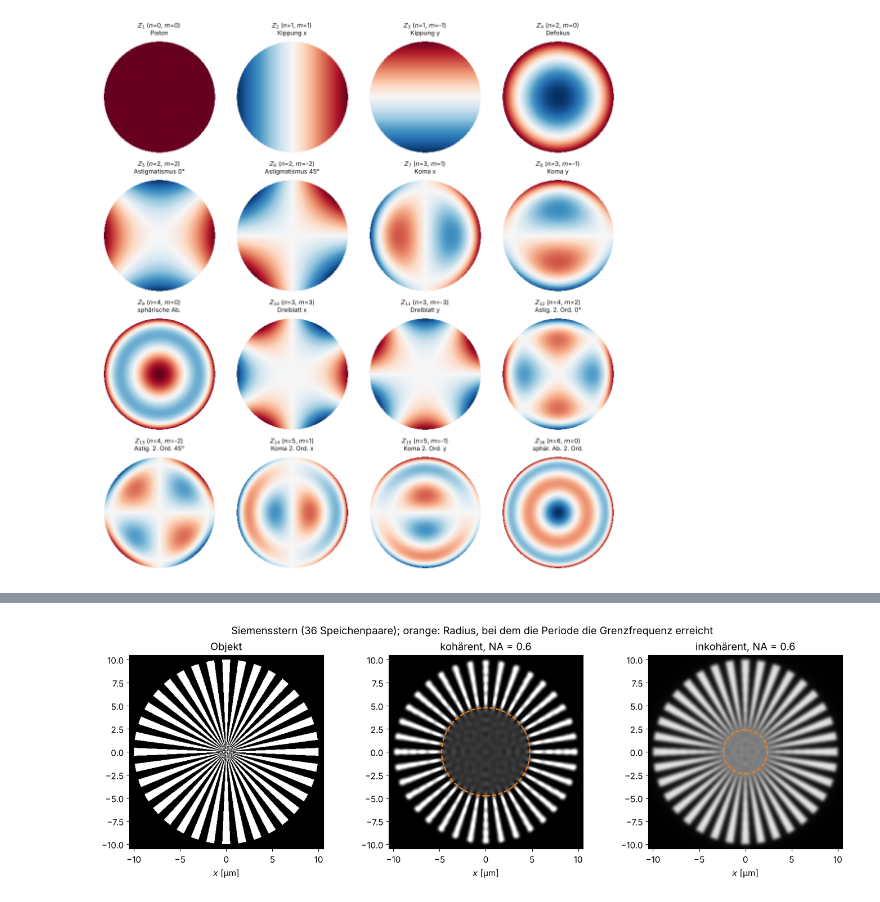
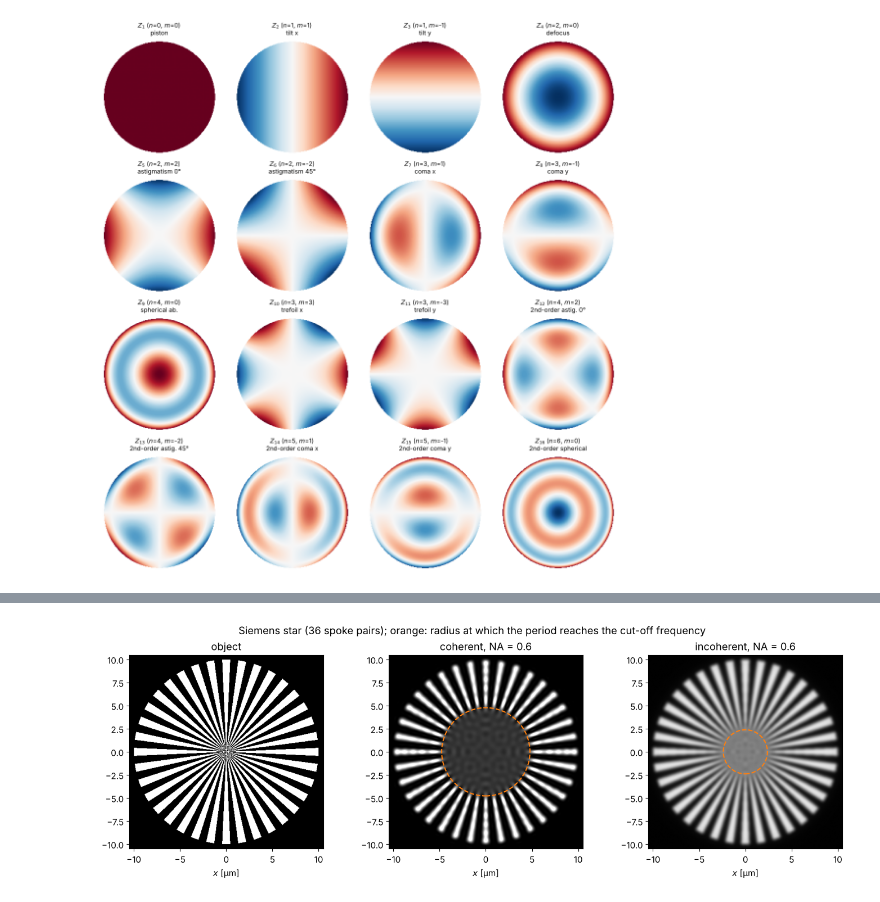
Before and after one commit to aeberspaecher/pyoptics, a Jupyter notebook: notebooks/05_imaging_zernikes.ipynb, the cells around one changed output, grey strips where cells are left out. Saved outputs shown, nothing was run; the diff lists cells and outputs as text; code cells hidden in the pictures.

```diff
--- a/notebooks/05_imaging_zernikes.ipynb
+++ b/notebooks/05_imaging_zernikes.ipynb
@@ -29,19 +30,19 @@ $|Z_j(\rho = 1)| = 1$.
 # %%
-names = {1: "Piston", 2: "Kippung x", 3: "Kippung y", 4: "Defokus", 5: "Astigmatismus 0°",
-         6: "Astigmatismus 45°", 7: "Koma x", 8: "Koma y", 9: "sphärische Ab.", 10: "Dreiblatt x",
-         11: "Dreiblatt y", 12: "Astig. 2. Ord. 0°", 13: "Astig. 2. Ord. 45°", 14: "Koma 2. Ord. x",
-         15: "Koma 2. Ord. y", 16: "sphär. Ab. 2. Ord."}
+names = {1: "piston", 2: "tilt x", 3: "tilt y", 4: "defocus", 5: "astigmatism 0°",
+         6: "astigmatism 45°", 7: "coma x", 8: "coma y", 9: "spherical ab.", 10: "trefoil x",
+         11: "trefoil y", 12: "2nd-order astig. 0°", 13: "2nd-order astig. 45°", 14: "2nd-order coma x",
+         15: "2nd-order coma y", 16: "2nd-order spherical"}
 xp, yp, _, _ = grid2d(-1.05, 1.05, -1.05, 1.05, 201)
 Zb = FringeZernikes(xp, yp)
 mask_p = circular_mask(xp, yp, 1.0).astype(bool)
 
 fig, axes = plt.subplots(4, 4, figsize=(11, 11.5))
 for ax, j in zip(axes.flat, range(1, 17)):
     Zj = np.where(mask_p, Zb([j], [1.0]), np.nan)
     ax.imshow(Zj, cmap="RdBu_r", vmin=-1, vmax=1, extent=(xp[0], xp[-1], yp[0], yp[-1]))
     n, m = fringe_to_n_m(j)
     ax.set_title(f"$Z_{{{j}}}$ ($n$={n}, $m$={m})\n{names[j]}", fontsize=9)
     ax.axis("off")
 fig.tight_layout()
 # %% [output]
-[figure, old version]
+[figure, new version]
```
Also changed, not shown: parts of 23 cells of this notebook, 10 other files.
